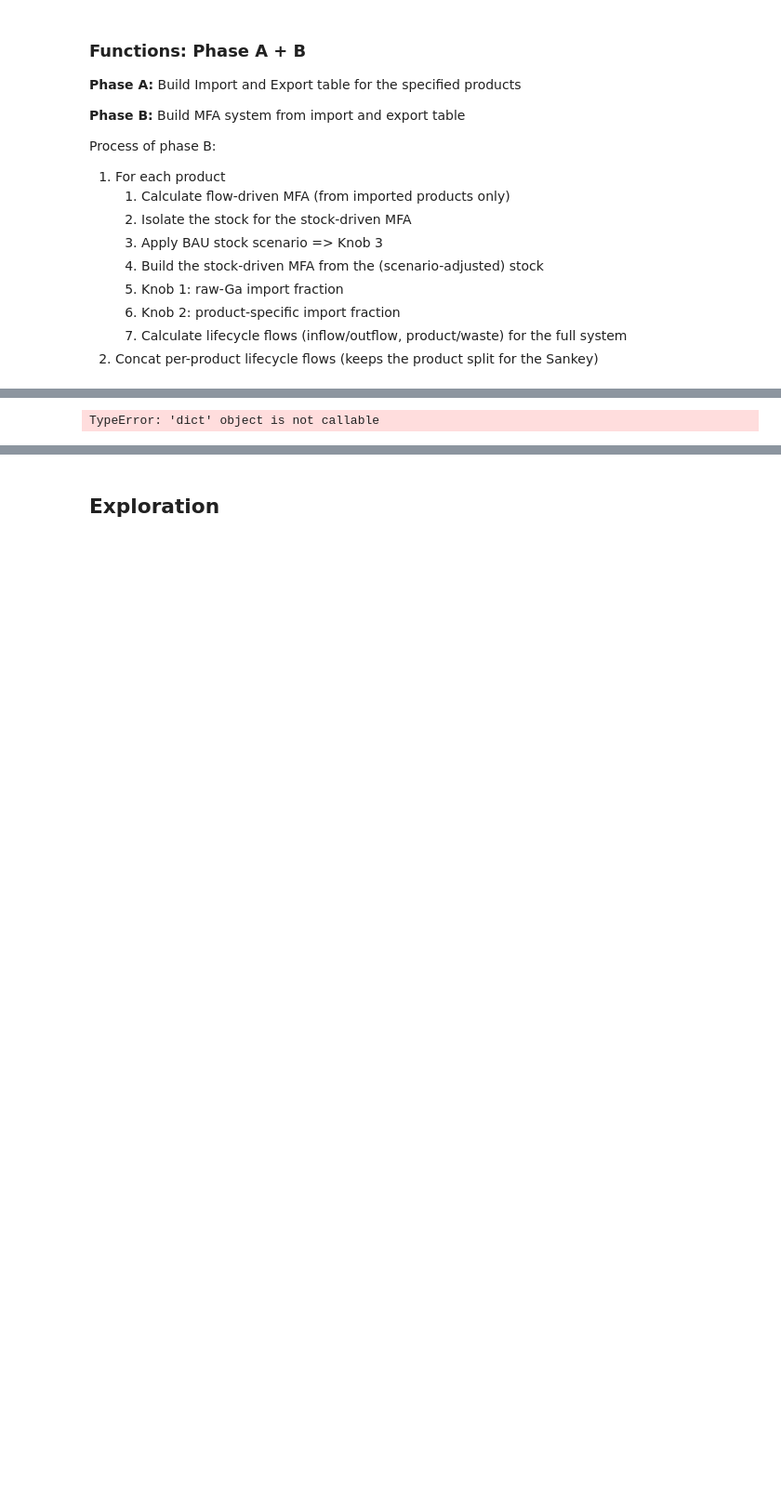
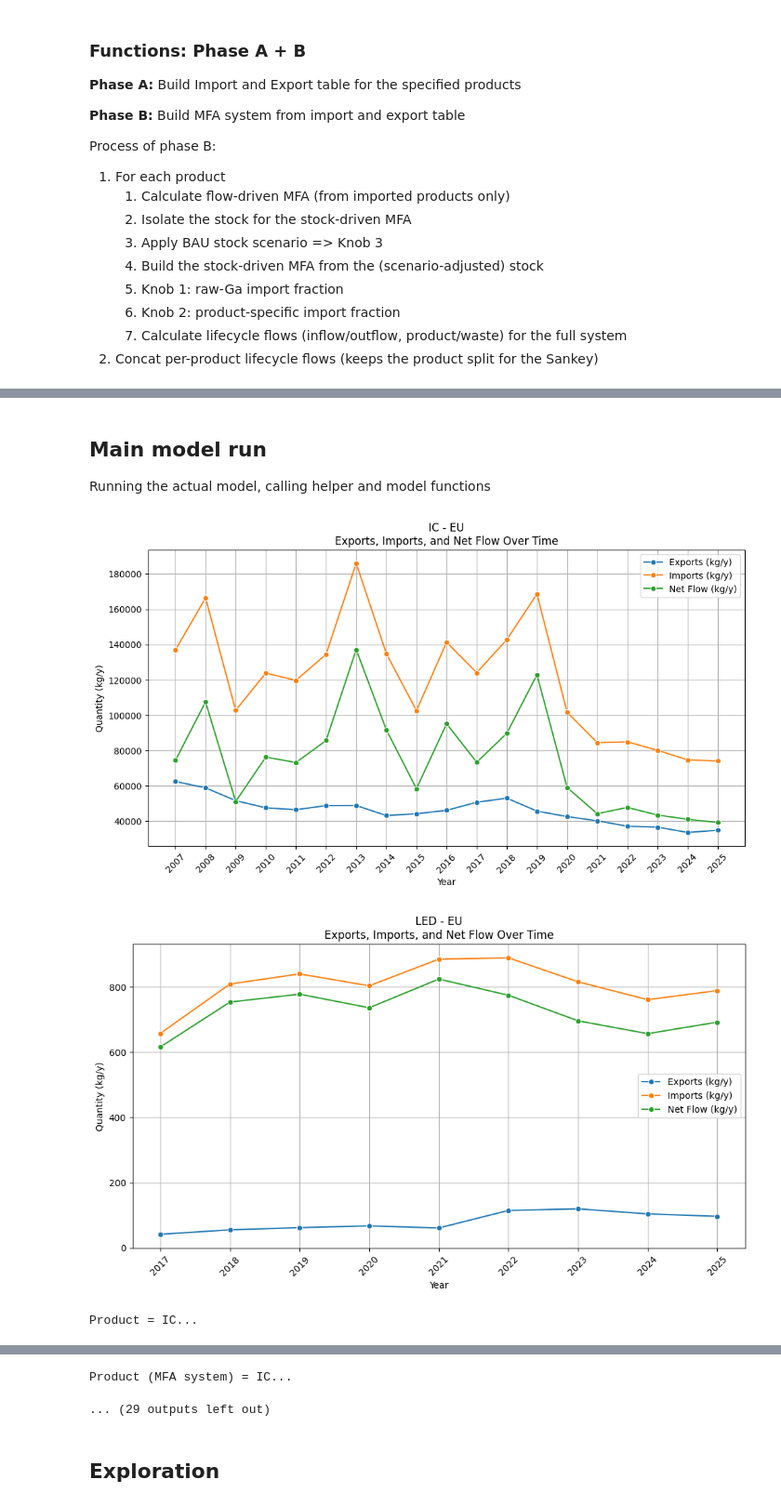
Before and after one commit to Rud-X/IE_MFA_2526_FinalAssignment_Gallium, a Jupyter notebook: Rud_Gallium_MFA_3.ipynb, the cells around one changed output, grey strips where cells are left out. Shown at 93% size. Saved outputs shown, nothing was run; the diff lists cells and outputs as text; code cells hidden in the pictures; blank space fills up the shorter version.

Commit message:
Add stock scenario

```diff
--- a/Rud_Gallium_MFA_3.ipynb
+++ b/Rud_Gallium_MFA_3.ipynb
@@ -1494,7 +1419,6 @@ Process of phase B:
 # %%
 import warnings
 
-add_normal_survival_curve_to_all_products(product_info)
 
 # visualize_lifecycle_stages(lifecycle_stages_names)
 
@@ -1577,10 +1501,9 @@ def phase_B_translate_inflow_to_stock_driven_MFA(
             UserWarning,
         )
     if scenario_3_bau_stock_scenario is None:
-        scenario_3_bau_stock_scenario = {}
-        warnings.warn(
-            "Scenario 3 BAU stock scenario is None. Defaulting to the default 50% -> 100% (2020-2050) s-curve.",
-            UserWarning,
+        raise ValueError(
+            "Scenario 3 BAU stock scenario is required (a per-product dict of "
+            "scenario dicts)."
         )
 
     # Define system placeholders
@@ -1589,6 +1512,12 @@ def phase_B_translate_inflow_to_stock_driven_MFA(
 
     ##### Step 1 #####
     for product in product_info:
+        # Check if Scenario 3 BAU stock scenario is provided for the product => Error
+        if product not in scenario_3_bau_stock_scenario:
+            raise ValueError(
+                f"Scenario 3 BAU stock scenario has no entry for product {product}."
+            )
+
         # Define product specific variables
         _survival_curve = product_info[product]["survival_curve_parameters"]
         _import_inflows = import_inflows[product]
@@ -1602,7 +1531,7 @@ def phase_B_translate_inflow_to_stock_driven_MFA(
         # Calculate the flow-driven MFA
         mfa_systems[product] = calculate_flow_driven_MFA(
             _import_inflows,
-            show_output=False,
+            show_output=detailed_plot,
             survival_curve_parameters=_survival_curve,
         )
 
@@ -1617,7 +1546,7 @@ def phase_B_translate_inflow_to_stock_driven_MFA(
         # Apply BAU stock scenario (Knob 3) => stock projected to 2050
         stock_scen = apply_BAU_stock_scenario(
             mfa_systems[product],
-            stock_scenario=scenario_3_bau_stock_scenario,
+            stock_scenario=scenario_3_bau_stock_scenario[product],
         )
 
         ##### Step 1.4 #####
@@ -1770,44 +1756,77 @@ product_info["LED"]["lifecycle_stages"][5]["TC_output"][7] = 0.05  # Source: Han
+# %% [markdown]
+## Main model run
+Running the actual model, calling helper and model functions
 # %%
 # Scenario parameters (each a scalar OR a per-year pd.Series)
-# Knob 1: fraction of Manufacturing's inflow that is imported refined gallium.
+# Scenario parameter 1: fraction of Manufacturing's inflow that is imported refined gallium.
 #         Default 1.0 => no EU mining.
-raw_import_fraction = 0.6
-# Knob 2: fraction of Use's inflow that is imported finished products, per product.
+
+
+def import_scenario_calculation(year_percentage_dict):
+    # TODO: Implement
+    pass
+
+
+raw_import_year_percentage_dict = {
+    2025: 0.0,
+    2030: 0.4,
+    2050: 0.8,
+}
+raw_import_fraction = {
+    "IC": import_scenario_calculation(raw_import_year_percentage_dict),
+    "LED": import_scenario_calculation(raw_import_year_percentage_dict),
+}
+# Scenario parameter 2: fraction of Use's inflow that is imported finished products, per product.
 #         Default (None) => 1.0 (all imported, since the inflow is import data).
 #         {product: scalar_or_series} to override for domestic-production scenarios.
 product_import_override = 0.6
-# Knob 3: future development of each product's use-phase stock.
-#         Empty dict => the default 50% -> 100% (2020-2050) s-curve in
-#         apply_BAU_stock_scenario; pass keys to override its parameters.
-bau_stock_scenario = None
+# Scenario parameter 3: future development of each product's use-phase stock.
+bau_stock_scenario = {
+    "IC": {
+        "type": "exponential",
+        "yearly_growth_rate": 0.09,
+        "end_year": 2050,
+    },
+    "LED": {
+        "type": "s-curve",
+        "start_year": 2020,
+        "saturation_year": 2030,
+        "end_year": 2050,
+        "start_share": 0.5,
+        "end_share": 0.9,
+        "continued_yearly_growth_rate": 0.02,
+    },
+}
 
 
 # Run the main MFA with the specified scenario parameters
 lifecycle_flows_df = run_main_MFA(
     eurostat_df=eurostat_df,
     product_info=product_info,
     use_phase_stage_number=use_phase_stage_number,
     detailed_plot=True,
     scenario_1_raw_import_fraction=raw_import_fraction,
     scenario_2_product_import_override=product_import_override,
     scenario_3_bau_stock_scenario=bau_stock_scenario,
 )
 
 year_to_plot = 2040
 
 # Bar plot for the specified year (aggregated across product categories)
 lifecycle_flows_agg = combine_lifecycle_flows(lifecycle_flows_df)
 plot_lifecycle_flows_barplot(
     lifecycle_flows_agg[lifecycle_flows_agg["year"] == year_to_plot],
     year=year_to_plot,
 )
 
 # Sankey: shared upstream and End-of-Life, split only at the Use stage
 plot_sankey_lifecycle_flows(
     lifecycle_flows_df,
     year=year_to_plot,
     split_stage=use_phase_stage_number,
     plot_waste_per_stage=True,
 )
 # %% [output]
+[figure, added]
+[figure, added]
-TypeError: 'dict' object is not callable
+Product = IC...
@@ -1814,2 +1874,4 @@ TypeError: 'dict' object is not callable
+Product (MFA system) = IC...
+... (29 outputs left out)
 # %% [markdown]
 ## Exploration
```
Also changed, not shown: parts of 22 cells of this notebook.
